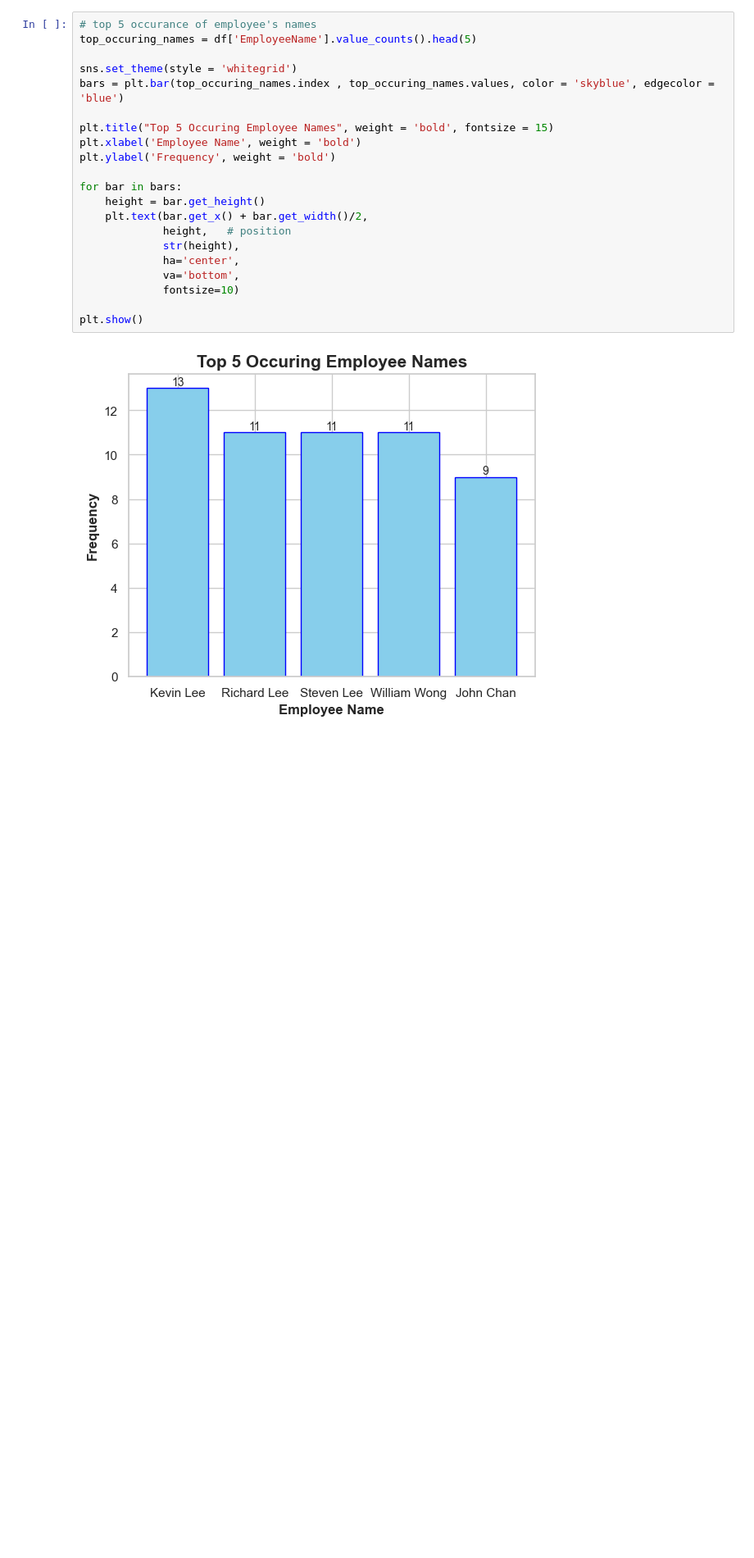
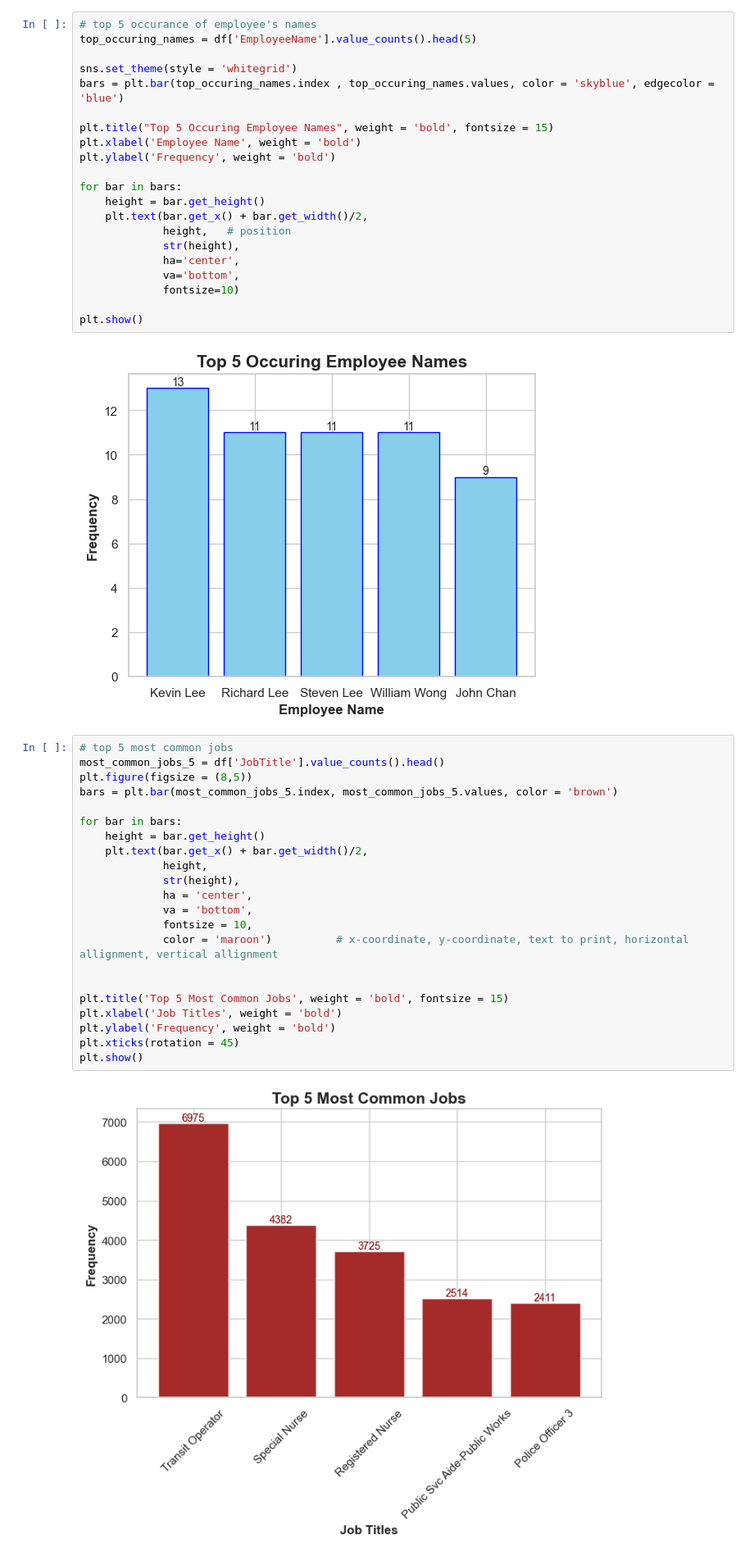
Before and after one commit to shahahmad-dev/sales_data_analysis, a Jupyter notebook: sales_data.ipynb, the cells around one changed output. Shown: that part at 82% size. Saved outputs shown, nothing was run; the diff lists cells and outputs as text; blank space fills up the shorter version.

```diff
--- a/sales_data.ipynb
+++ b/sales_data.ipynb
@@ -357,3 +357,27 @@ for bar in bars:
 plt.show()
 # %% [output]
 [figure]
+# %%
+# top 5 most common jobs
+most_common_jobs_5 = df['JobTitle'].value_counts().head()
+plt.figure(figsize = (8,5))
+bars = plt.bar(most_common_jobs_5.index, most_common_jobs_5.values, color = 'brown')
+
+for bar in bars:
+    height = bar.get_height()
+    plt.text(bar.get_x() + bar.get_width()/2,
+             height,
+             str(height),
+             ha = 'center',
+             va = 'bottom',
+             fontsize = 10,
+             color = 'maroon')          # x-coordinate, y-coordinate, text to print, horizontal allignment, vertical allignment
+
+
+plt.title('Top 5 Most Common Jobs', weight = 'bold', fontsize = 15)
+plt.xlabel('Job Titles', weight = 'bold')
+plt.ylabel('Frequency', weight = 'bold')
+plt.xticks(rotation = 45)
+plt.show()
+# %% [output]
+[figure, added]
```
Also changed, not shown: parts of 1 cell of this notebook.
